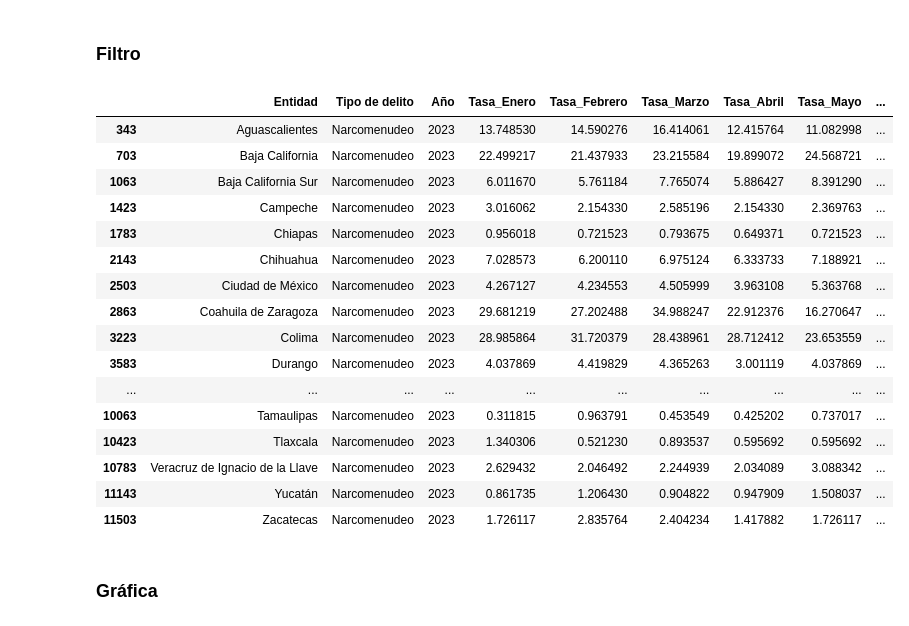
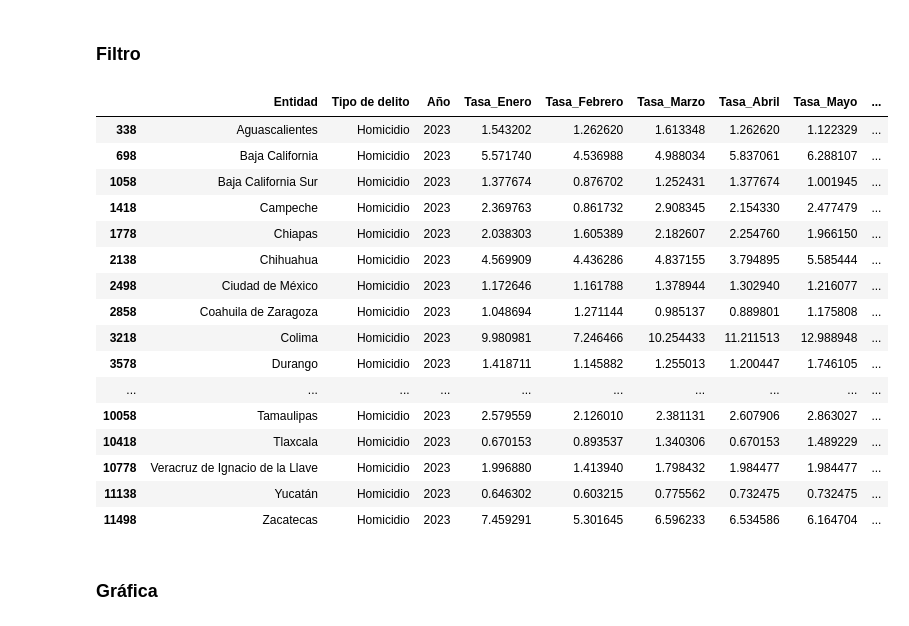
Before and after one commit to artiherrera/Mexico-Crime-Data-Analysis, a Jupyter notebook: notebooks/1.0-transformacion-visualizacion.ipynb, the cells around one changed output. Drawn from its saved outputs; the diff is of its cells as text; code cells hidden in the pictures.

```diff
--- a/notebooks/1.0-transformacion-visualizacion.ipynb
+++ b/notebooks/1.0-transformacion-visualizacion.ipynb
@@ -93,29 +93,30 @@ final_df = pd.merge(tasa_delitos_final_df, mexico_geo_df, left_on='Entidad', rig
 ### Filtro
 # %%
 # Filtrando por delito y año específicos
-delito_especifico = "Narcomenudeo"
+delito_especifico = "Homicidio"
 año_especifico = 2023
 
 filtered_df = final_df.query("`Tipo de delito` == @delito_especifico & `Año` == @año_especifico")
+
 filtered_df
 # %% [output]
 |  | Entidad | Tipo de delito | Año | Tasa_Enero | Tasa_Febrero | Tasa_Marzo | Tasa_Abril | Tasa_Mayo | ... |
-| 343 | Aguascalientes | Narcomenudeo | 2023 | 13.748530 | 14.590276 | 16.414061 | 12.415764 | 11.082998 | ... |
-| 703 | Baja California | Narcomenudeo | 2023 | 22.499217 | 21.437933 | 23.215584 | 19.899072 | 24.568721 | ... |
-| 1063 | Baja California Sur | Narcomenudeo | 2023 | 6.011670 | 5.761184 | 7.765074 | 5.886427 | 8.391290 | ... |
-| 1423 | Campeche | Narcomenudeo | 2023 | 3.016062 | 2.154330 | 2.585196 | 2.154330 | 2.369763 | ... |
-| 1783 | Chiapas | Narcomenudeo | 2023 | 0.956018 | 0.721523 | 0.793675 | 0.649371 | 0.721523 | ... |
-| 2143 | Chihuahua | Narcomenudeo | 2023 | 7.028573 | 6.200110 | 6.975124 | 6.333733 | 7.188921 | ... |
-| 2503 | Ciudad de México | Narcomenudeo | 2023 | 4.267127 | 4.234553 | 4.505999 | 3.963108 | 5.363768 | ... |
-| 2863 | Coahuila de Zaragoza | Narcomenudeo | 2023 | 29.681219 | 27.202488 | 34.988247 | 22.912376 | 16.270647 | ... |
-| 3223 | Colima | Narcomenudeo | 2023 | 28.985864 | 31.720379 | 28.438961 | 28.712412 | 23.653559 | ... |
-| 3583 | Durango | Narcomenudeo | 2023 | 4.037869 | 4.419829 | 4.365263 | 3.001119 | 4.037869 | ... |
+| 338 | Aguascalientes | Homicidio | 2023 | 1.543202 | 1.262620 | 1.613348 | 1.262620 | 1.122329 | ... |
+| 698 | Baja California | Homicidio | 2023 | 5.571740 | 4.536988 | 4.988034 | 5.837061 | 6.288107 | ... |
+| 1058 | Baja California Sur | Homicidio | 2023 | 1.377674 | 0.876702 | 1.252431 | 1.377674 | 1.001945 | ... |
+| 1418 | Campeche | Homicidio | 2023 | 2.369763 | 0.861732 | 2.908345 | 2.154330 | 2.477479 | ... |
+| 1778 | Chiapas | Homicidio | 2023 | 2.038303 | 1.605389 | 2.182607 | 2.254760 | 1.966150 | ... |
+| 2138 | Chihuahua | Homicidio | 2023 | 4.569909 | 4.436286 | 4.837155 | 3.794895 | 5.585444 | ... |
+| 2498 | Ciudad de México | Homicidio | 2023 | 1.172646 | 1.161788 | 1.378944 | 1.302940 | 1.216077 | ... |
+| 2858 | Coahuila de Zaragoza | Homicidio | 2023 | 1.048694 | 1.271144 | 0.985137 | 0.889801 | 1.175808 | ... |
+| 3218 | Colima | Homicidio | 2023 | 9.980981 | 7.246466 | 10.254433 | 11.211513 | 12.988948 | ... |
+| 3578 | Durango | Homicidio | 2023 | 1.418711 | 1.145882 | 1.255013 | 1.200447 | 1.746105 | ... |
 | ... | ... | ... | ... | ... | ... | ... | ... | ... | ... |
-| 10063 | Tamaulipas | Narcomenudeo | 2023 | 0.311815 | 0.963791 | 0.453549 | 0.425202 | 0.737017 | ... |
-| 10423 | Tlaxcala | Narcomenudeo | 2023 | 1.340306 | 0.521230 | 0.893537 | 0.595692 | 0.595692 | ... |
-| 10783 | Veracruz de Ignacio de la Llave | Narcomenudeo | 2023 | 2.629432 | 2.046492 | 2.244939 | 2.034089 | 3.088342 | ... |
-| 11143 | Yucatán | Narcomenudeo | 2023 | 0.861735 | 1.206430 | 0.904822 | 0.947909 | 1.508037 | ... |
-| 11503 | Zacatecas | Narcomenudeo | 2023 | 1.726117 | 2.835764 | 2.404234 | 1.417882 | 1.726117 | ... |
+| 10058 | Tamaulipas | Homicidio | 2023 | 2.579559 | 2.126010 | 2.381131 | 2.607906 | 2.863027 | ... |
+| 10418 | Tlaxcala | Homicidio | 2023 | 0.670153 | 0.893537 | 1.340306 | 0.670153 | 1.489229 | ... |
+| 10778 | Veracruz de Ignacio de la Llave | Homicidio | 2023 | 1.996880 | 1.413940 | 1.798432 | 1.984477 | 1.984477 | ... |
+| 11138 | Yucatán | Homicidio | 2023 | 0.646302 | 0.603215 | 0.775562 | 0.732475 | 0.732475 | ... |
+| 11498 | Zacatecas | Homicidio | 2023 | 7.459291 | 5.301645 | 6.596233 | 6.534586 | 6.164704 | ... |
 # %% [markdown]
 ### Gráfica
 # %%
```
Also changed, not shown: parts of 1 cell of this notebook, 1 other file.
